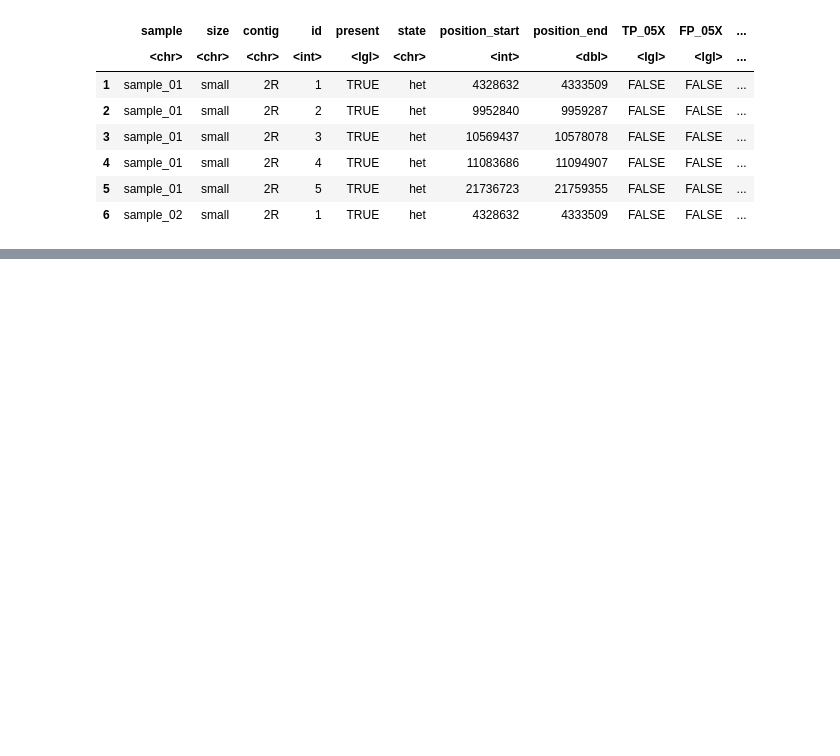
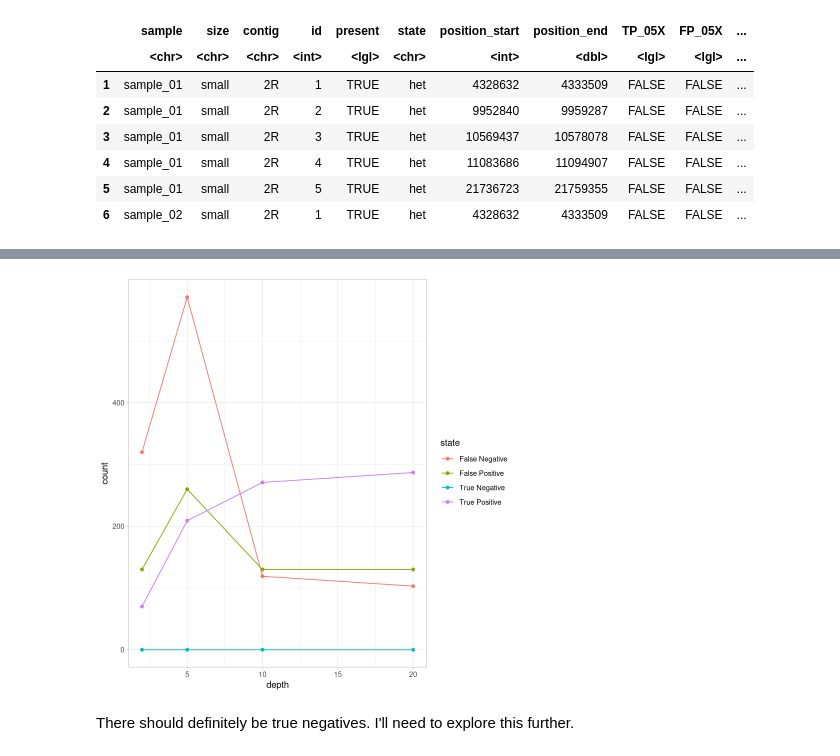
Before and after one commit to pdimens/haplotagging_simulations, a Jupyter notebook: assess_called_inversions.ipynb, the cells around one changed output, grey strips where cells are left out. Saved outputs shown, nothing was run; the diff lists cells and outputs as text; code cells hidden in the pictures; blank space fills up the shorter version.

```diff
--- a/assess_called_inversions.ipynb
+++ b/assess_called_inversions.ipynb
@@ -217,0 +344,3 @@ So now what's left is to loop through `inv_inventory` and try to match calls in
+# %%
+within_depth <- group_by(within_contig_long, depth, state) %>% summarise_at("count", sum)
+within_depth
@@ -217,0 +367,9 @@ So now what's left is to loop through `inv_inventory` and try to match calls in
+# %%
+ggplot(within_depth, aes(x = depth, y = count, color = state)) +
+    theme_light() +
+    geom_point() +
+    geom_line()
+# %% [output]
+[figure, added]
+# %% [markdown]
+There should definitely be true negatives. I'll need to explore this further.
```
Also changed, not shown: parts of 16 cells of this notebook.
